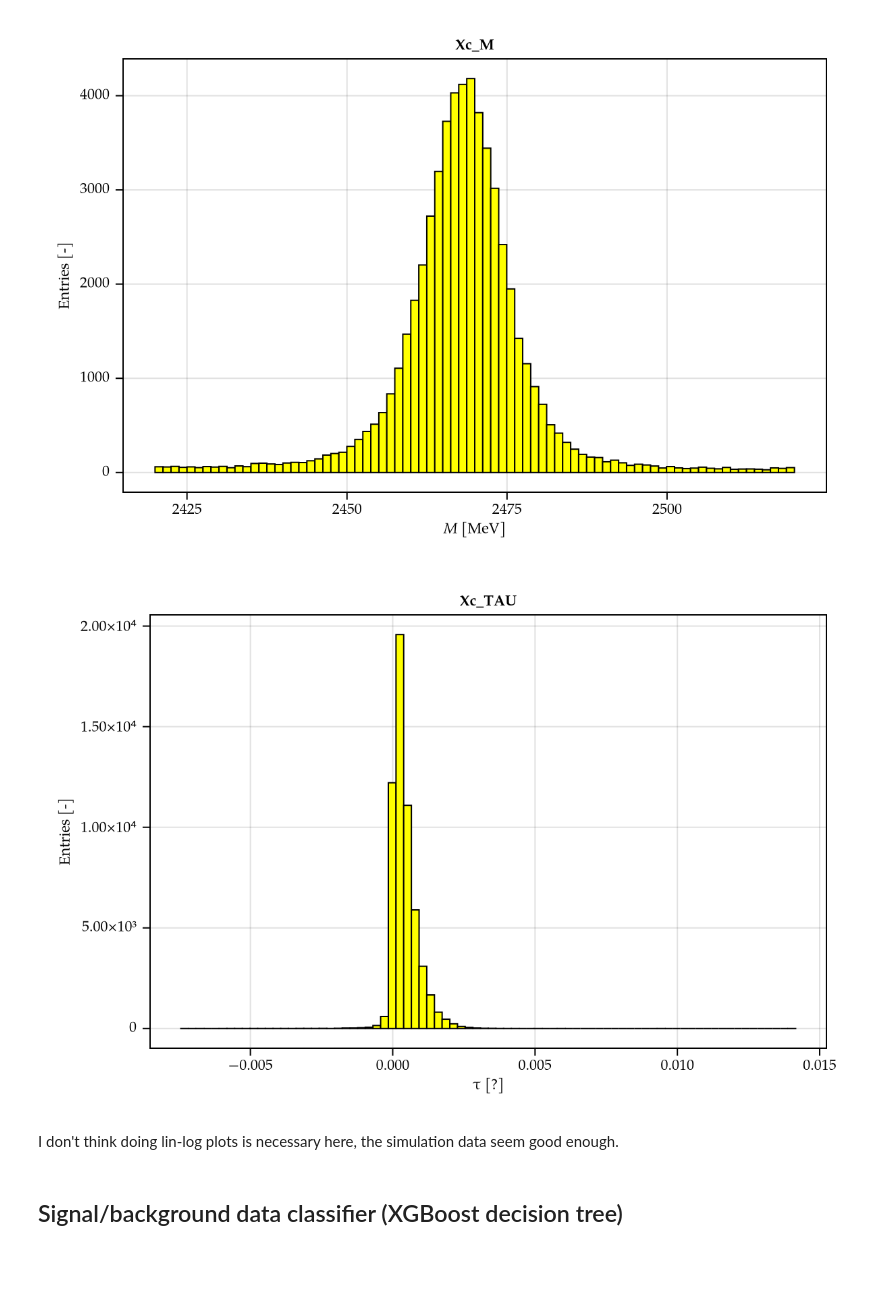
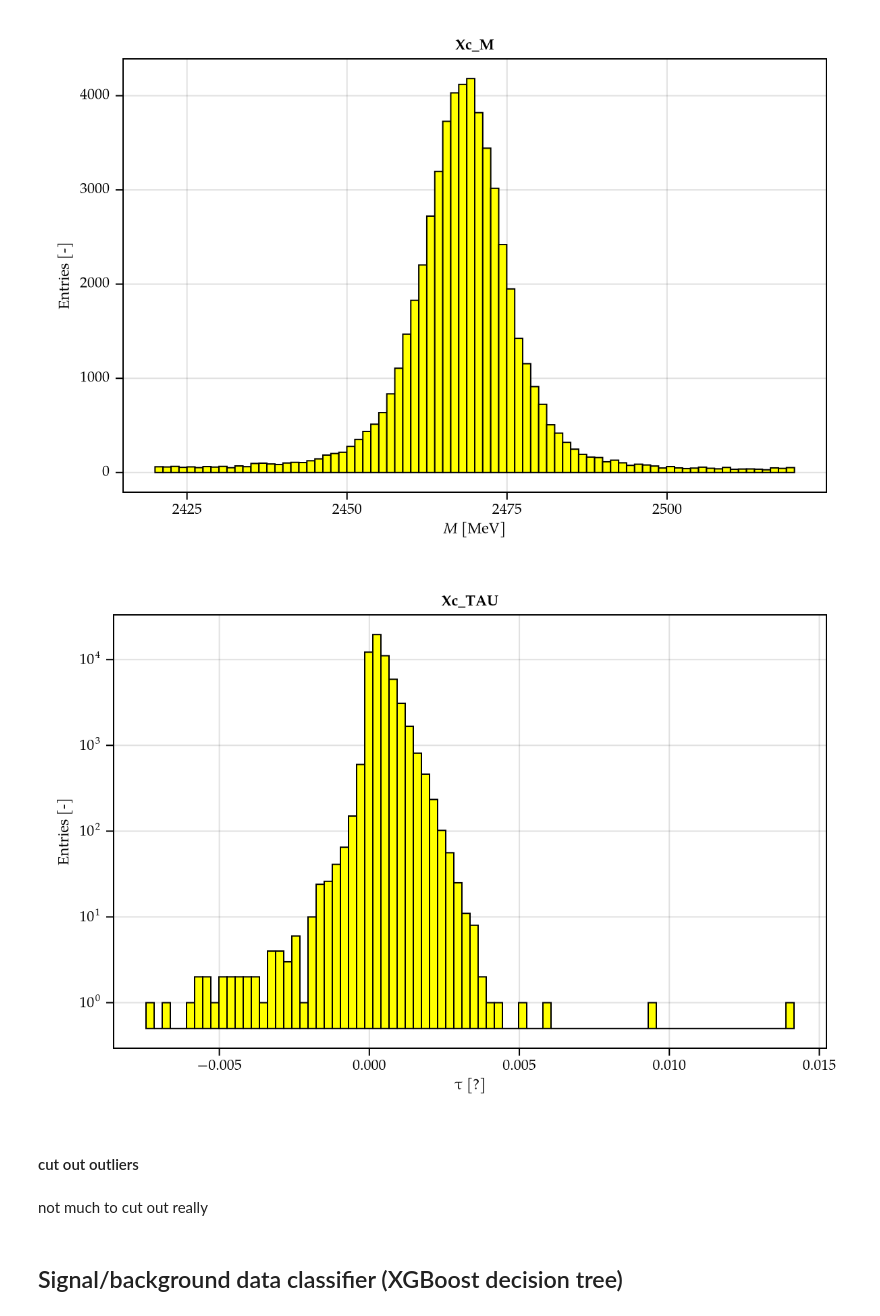
Before and after one commit to Arateniz/Project-MIDAS, a Jupyter notebook: decisiontreeclassifier.ipynb, the cells around one changed output. Cells and saved outputs as stored; diff of their text form; code cells hidden in the pictures; blank space fills up the shorter version.

```diff
--- a/decisiontreeclassifier.ipynb
+++ b/decisiontreeclassifier.ipynb
@@ -527,14 +574,17 @@ plot_hist(
 # %%
 plot_hist(
     df_sim.Xc_TAU,
     "figures/sim_Xc_TAU",
     title = "Xc_TAU",
+    yscale = log10,
     xlabel = L"$\tau$ [?]"
 )
 # %% [output]
-[figure, old version]
+[figure, new version]
-# %% [markdown]
-I don't think doing lin-log plots is necessary here, the simulation data seem good enough.
+# %% [markdown]
+#### cut out outliers
+# %% [markdown]
+not much to cut out really
 # %% [markdown]
 ## Signal/background data classifier (XGBoost decision tree)
 # %% [markdown]
```
Also changed, not shown: parts of 45 cells of this notebook, 2 other files.
